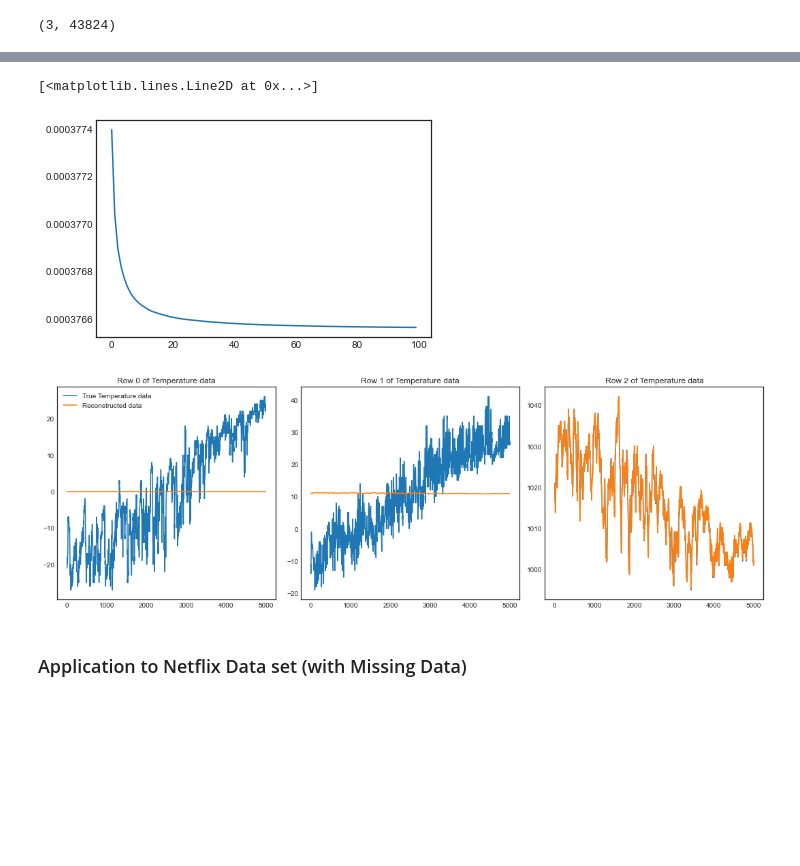
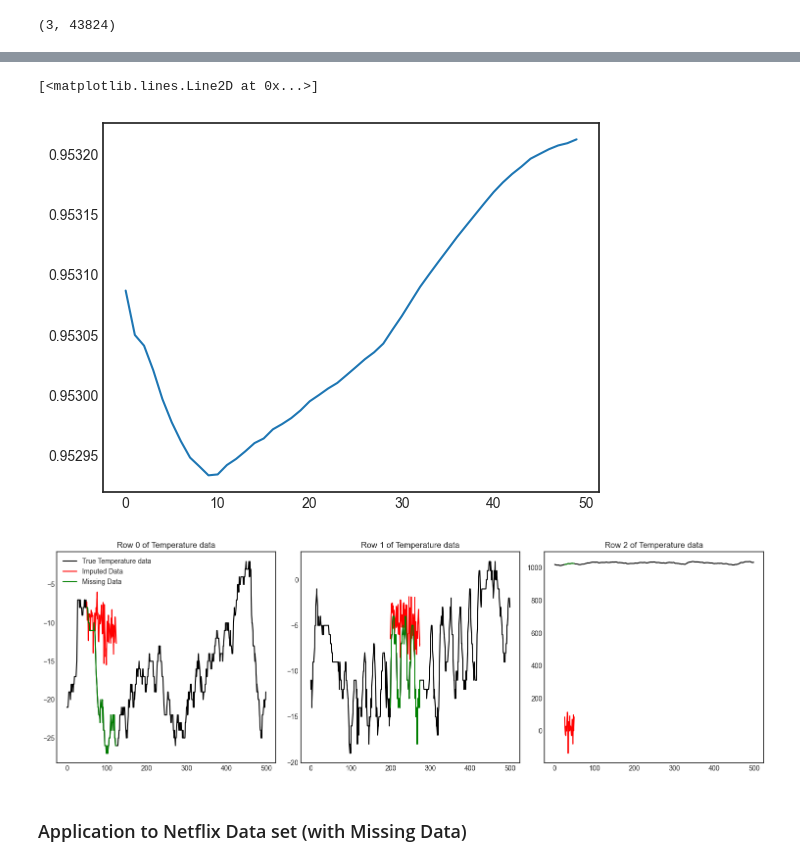
Before and after one commit to T0NY1302/Bayesian-Matrix-Factorisation, a Jupyter notebook: Bayesian_Matrix_Variate_Gaussian_Matrix_Factorisation.ipynb, the cells around one changed output, grey strips where cells are left out. Drawn from its saved outputs; the diff is of its cells as text; code cells hidden in the pictures; blank space fills up the shorter version.

```diff
--- a/Bayesian_Matrix_Variate_Gaussian_Matrix_Factorisation.ipynb
+++ b/Bayesian_Matrix_Variate_Gaussian_Matrix_Factorisation.ipynb
@@ -344,0 +405,21 @@ plt.show()
+# %%
+mask = np.ones_like(Y_temperature)
+
+#create blocks of missing data
+mask[0, 50:125] = 0
+mask[1, 200:275] = 0
+mask[2, 25:50] = 0
+
+Y_temp_missing = mask * Y_temperature
+
+mask_inv = abs(mask - 1.0)
+# %%
+np.random.seed(0)
+burnin = 200
+T = 250
+sigma_2 = 0.01
+k = 0.1
+r = 3
+
+C_pred, X_pred, C_running_average, X_running_average = BGMF(Y_temp_missing, k, r, T, sigma_2, burnin, return_running_average=True, mask = mask)
+Y_pred = C_pred @ X_pred
@@ -345,30 +444,22 @@ plt.show()
 # %%
-#Run for r = 1
-np.random.seed(0)
-burnin = 50
-T = 150
-sigma_2 = 1
-k = 0.01
-r = 1
 
-C_pred, X_pred, C_running_average, X_running_average = BGMF(Y_temperature, k, r, T, sigma_2, burnin, return_running_average=True)
-
-Y_pred = C_pred @ X_pred
 Y_pred_running = np.array([C @ X for C, X in zip(C_running_average, X_running_average)])
-nmse_running = [calculate_nmse(Y_temperature, Y_pred) for Y_pred in Y_pred_running]
-
+nmse_running = [calculate_nmse((Y_temperature * mask_inv), (Y_pred * mask_inv)) for Y_pred in Y_pred_running]
 plt.plot(range(T-burnin), nmse_running)
 # %% [output]
 [<matplotlib.lines.Line2D at 0x...>]
-[figure, old version]
+[figure, new version]
 # %%
 fig, axs = plt.subplots(1, 3, figsize=(15,5))
 
+for i in range(3):
+    axs[i].plot(Y_temperature[i, :], label='True Temperature data', color = 'black')
+    #axs[i].plot(Y_pred[i, :], label='Predicted data', color = 'orange')
+    axs[i].set_title(f"Row {i} of Temperature data")
 
-for i in range(3):
-    axs[i].plot(Y_temperature[i, :], label='True Temperature data')
-    axs[i].plot(Y_pred[i, :], label='Reconstructed data')
-    axs[i].set_title(f"Row {i} of Temperature data")
+    missing_indices = np.where(mask[i, :] == 0)[0]
+    axs[i].plot(missing_indices, Y_pred[i, missing_indices], 'r', label='Imputed Data' if i == 0 else "")
+    axs[i].plot(missing_indices, Y_temperature[i, missing_indices], 'green', label='Missing Data' if i == 0 else "")
 
     if i == 0:
         axs[0].legend()
@@ -376,7 +467,7 @@ for i in range(3):
 plt.tight_layout()
 plt.show()
 # %% [output]
-[figure, old version]
+[figure, new version]
 # %% [markdown]
 ### Application to Netflix Data set (with Missing Data)
 # %%
```
Also changed, not shown: parts of 19 cells of this notebook, 2 other files.
